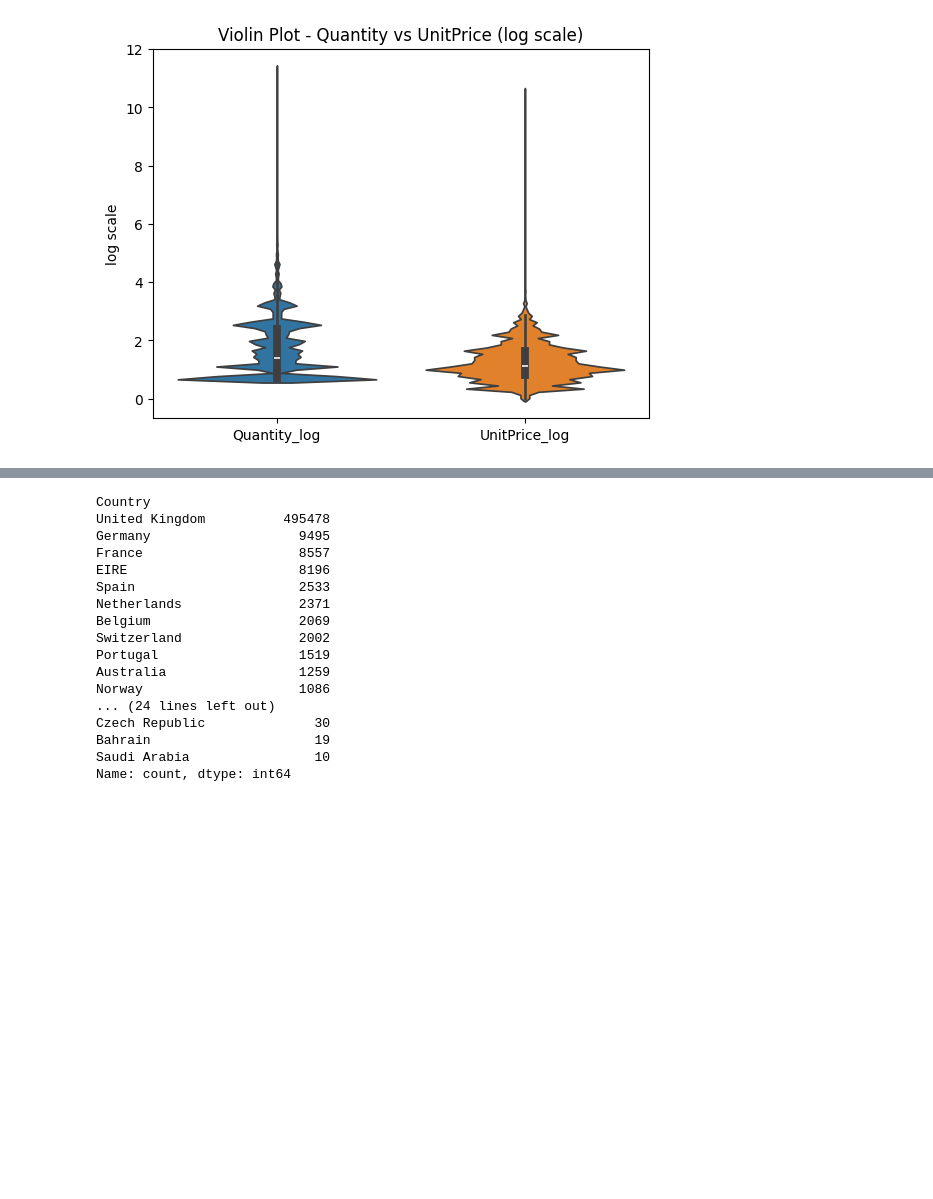
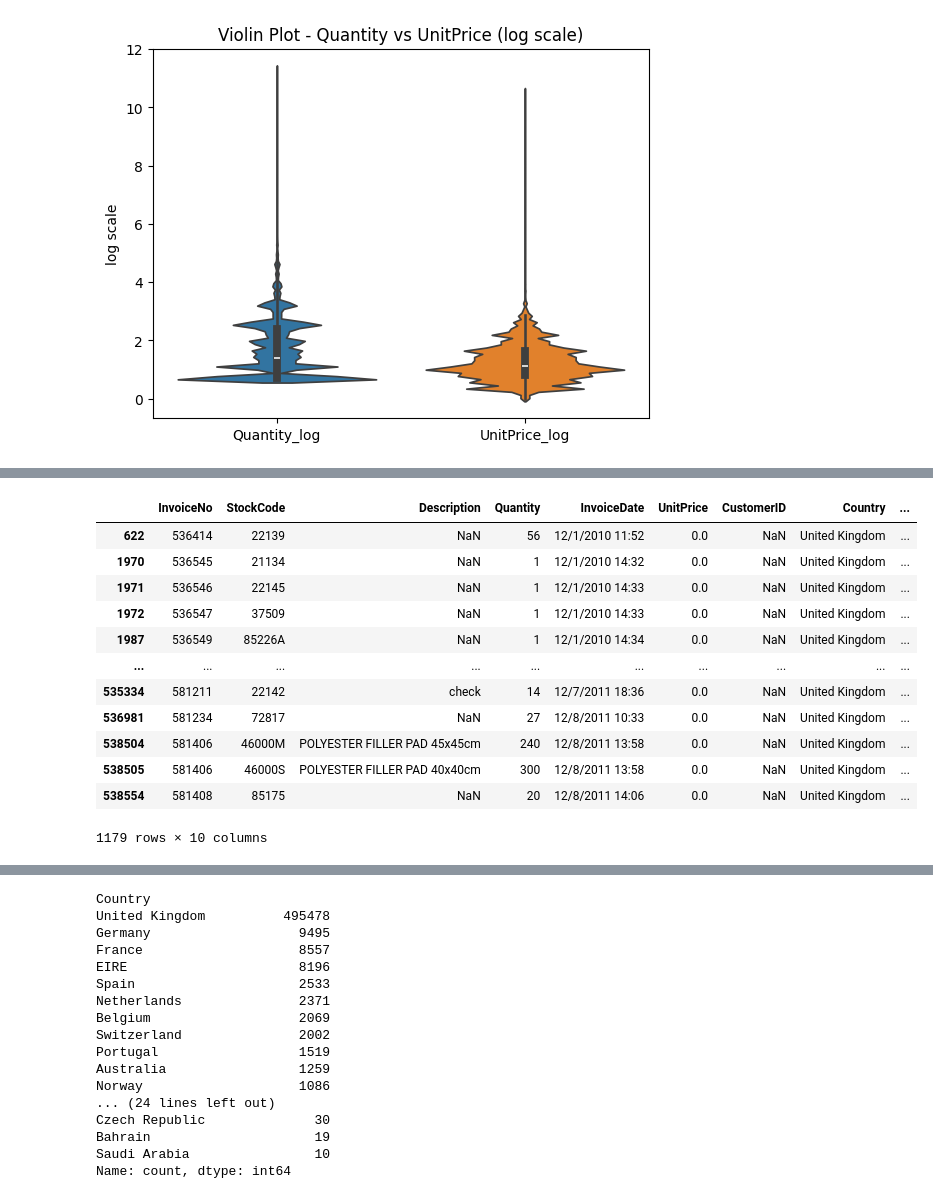
Before and after one commit to Rick2898/Clustering, a Jupyter notebook: clusteting.ipynb, the cells around one changed output, grey strips where cells are left out. Drawn from its saved outputs; the diff is of its cells as text; code cells hidden in the pictures; blank space fills up the shorter version.

```diff
--- a/clusteting.ipynb
+++ b/clusteting.ipynb
@@ -221,0 +170,22 @@ Siempre que el precio es = 0 hay descripciones faltantes. El precio en 0 puede s
+# %%
+# Puede que haya transacciones por fuera de los valores anteriores que tengan candidades, se encontro q
+#este tipo de transacciones son autenticas de la operacion de la empresa
+df_precio_1 = df[
+    (df["Quantity"] > 0) &
+    (df["UnitPrice"] == 0)
+]
+df_precio_1
+# %% [output]
+|  | InvoiceNo | StockCode | Description | Quantity | InvoiceDate | UnitPrice | CustomerID | Country | ... |
+| 622 | 536414 | 22139 | NaN | 56 | 12/1/2010 11:52 | 0.0 | NaN | United Kingdom | ... |
+| 1970 | 536545 | 21134 | NaN | 1 | 12/1/2010 14:32 | 0.0 | NaN | United Kingdom | ... |
+| 1971 | 536546 | 22145 | NaN | 1 | 12/1/2010 14:33 | 0.0 | NaN | United Kingdom | ... |
+| 1972 | 536547 | 37509 | NaN | 1 | 12/1/2010 14:33 | 0.0 | NaN | United Kingdom | ... |
+| 1987 | 536549 | 85226A | NaN | 1 | 12/1/2010 14:34 | 0.0 | NaN | United Kingdom | ... |
+| ... | ... | ... | ... | ... | ... | ... | ... | ... | ... |
+| 535334 | 581211 | 22142 | check | 14 | 12/7/2011 18:36 | 0.0 | NaN | United Kingdom | ... |
+| 536981 | 581234 | 72817 | NaN | 27 | 12/8/2011 10:33 | 0.0 | NaN | United Kingdom | ... |
+| 538504 | 581406 | 46000M | POLYESTER FILLER PAD 45x45cm | 240 | 12/8/2011 13:58 | 0.0 | NaN | United Kingdom | ... |
+| 538505 | 581406 | 46000S | POLYESTER FILLER PAD 40x40cm | 300 | 12/8/2011 13:58 | 0.0 | NaN | United Kingdom | ... |
+| 538554 | 581408 | 85175 | NaN | 20 | 12/8/2011 14:06 | 0.0 | NaN | United Kingdom | ... |
+1179 rows × 10 columns
```
Also changed, not shown: parts of 38 cells of this notebook, 2 other files.
